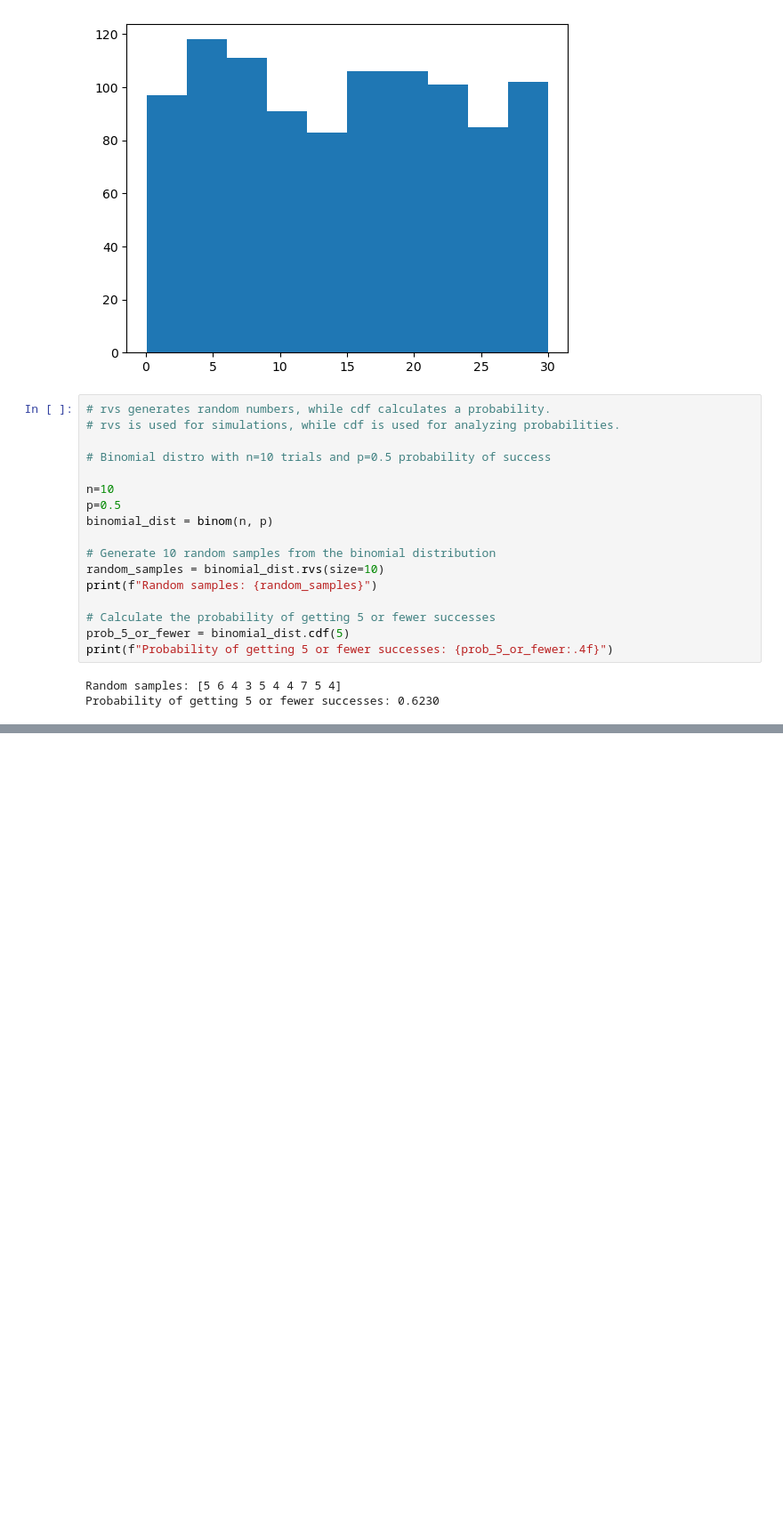
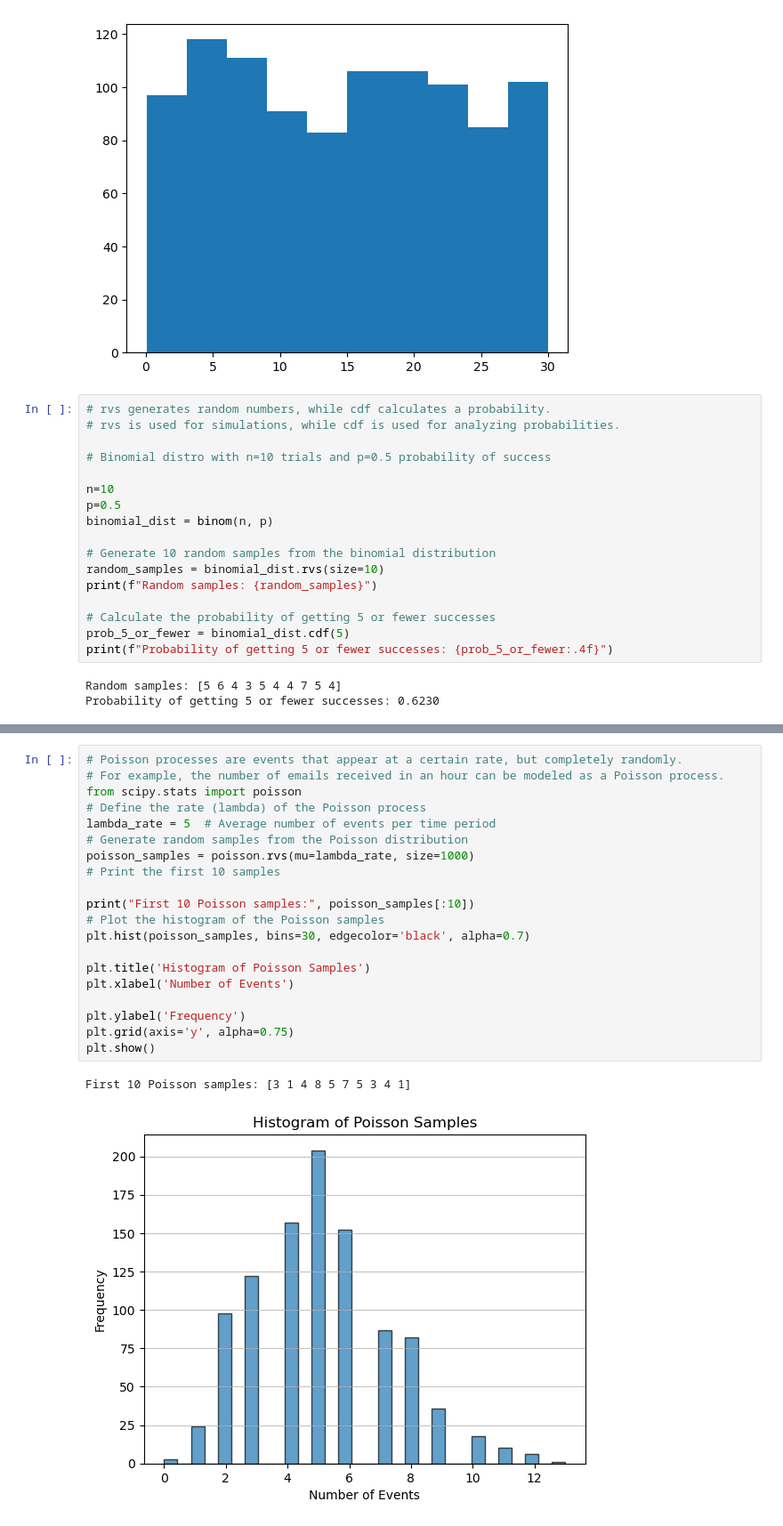
Before and after one commit to iamMashel/ml-scaffold-repo, a Jupyter notebook: ml-platform/notebooks/1.8-omo-prob-and-stats-1.ipynb, the cells around one changed output, grey strips where cells are left out. Shown at 89% size. Drawn from its saved outputs; the diff is of its cells as text; blank space fills up the shorter version.

```diff
--- a/ml-platform/notebooks/1.8-omo-prob-and-stats-1.ipynb
+++ b/ml-platform/notebooks/1.8-omo-prob-and-stats-1.ipynb
@@ -57,0 +85,23 @@ Probability of getting 5 or fewer successes: 0.6230
+# %%
+# Poisson processes are events that appear at a certain rate, but completely randomly.
+# For example, the number of emails received in an hour can be modeled as a Poisson process.
+from scipy.stats import poisson
+# Define the rate (lambda) of the Poisson process
+lambda_rate = 5  # Average number of events per time period
+# Generate random samples from the Poisson distribution
+poisson_samples = poisson.rvs(mu=lambda_rate, size=1000)
+# Print the first 10 samples
+
+print("First 10 Poisson samples:", poisson_samples[:10])
+# Plot the histogram of the Poisson samples
+plt.hist(poisson_samples, bins=30, edgecolor='black', alpha=0.7)
+
+plt.title('Histogram of Poisson Samples')
+plt.xlabel('Number of Events')
+
+plt.ylabel('Frequency')
+plt.grid(axis='y', alpha=0.75)
+plt.show()
+# %% [output]
+First 10 Poisson samples: [3 1 4 8 5 7 5 3 4 1]
+[figure, added]
```
Also changed, not shown: parts of 3 cells of this notebook.
